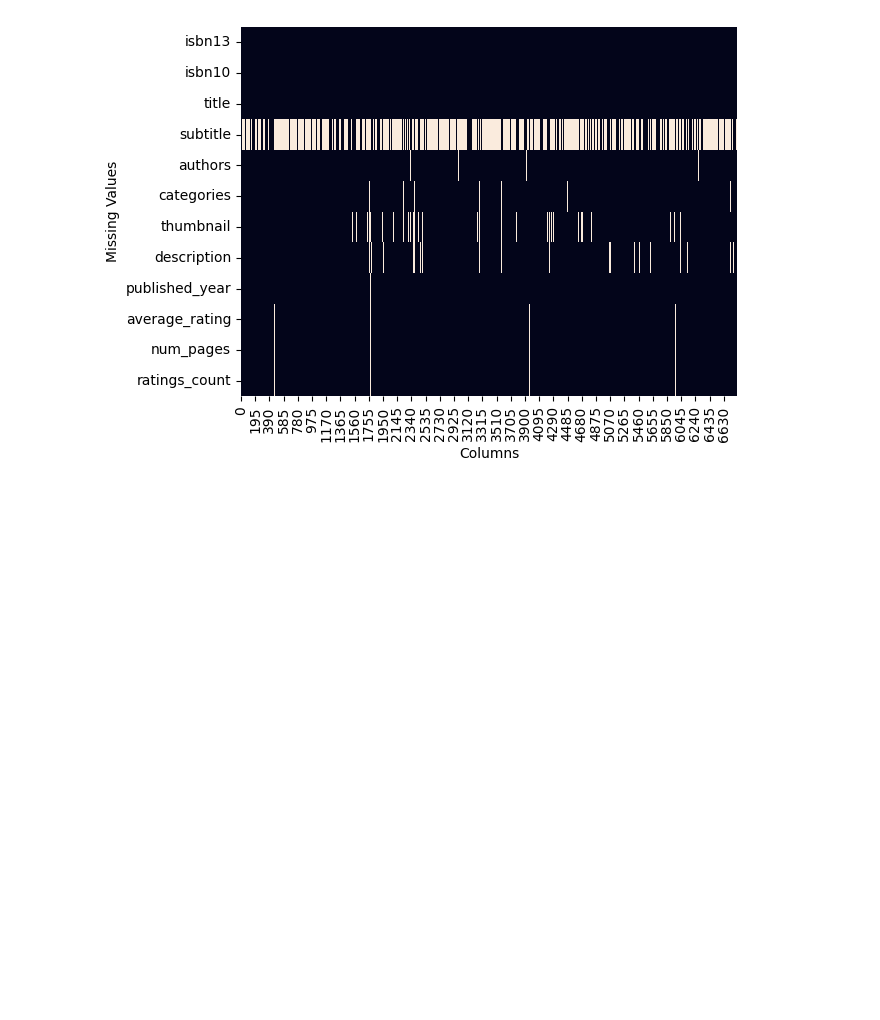
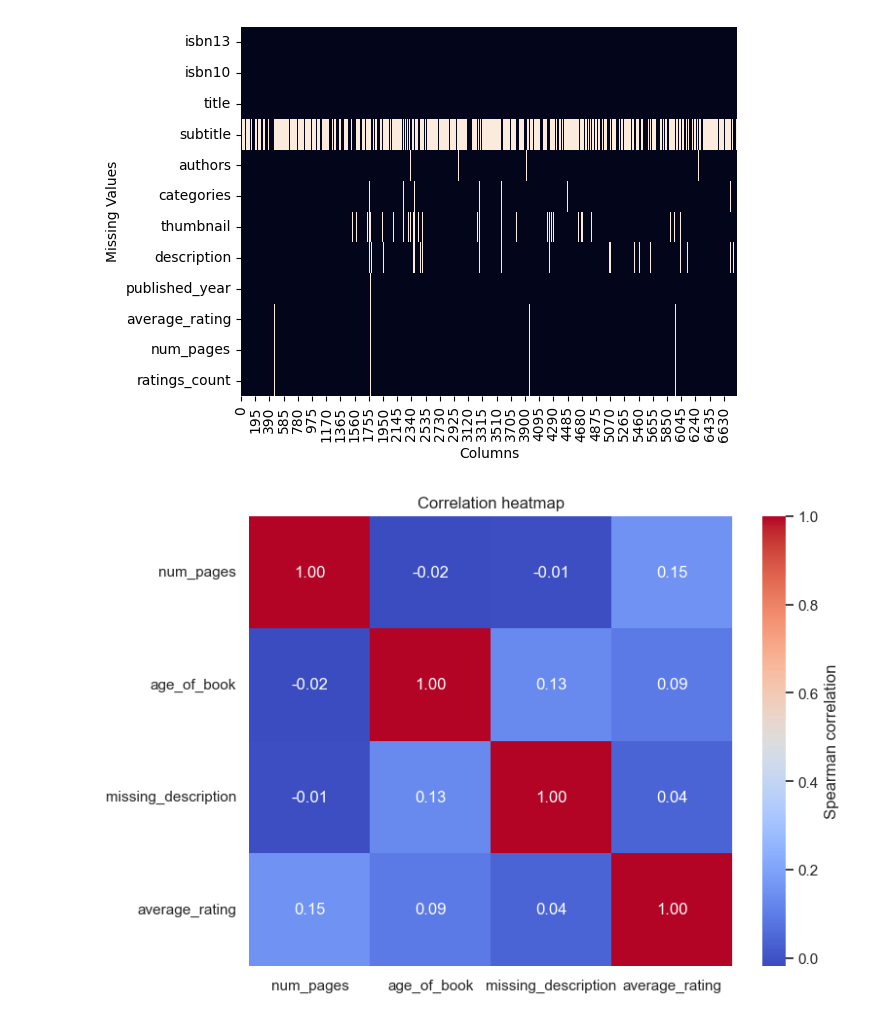
Before and after one commit to MuditPanwar/Book-Recommender, a Jupyter notebook: Data Exploration jupyter.ipynb, the cells around one changed output. Drawn from its saved outputs; the diff is of its cells as text; code cells hidden in the pictures; blank space fills up the shorter version.

```diff
--- a/Data Exploration jupyter.ipynb
+++ b/Data Exploration jupyter.ipynb
@@ -39,3 +39,30 @@ plt.ylabel("Missing Values")
 # %% [output]
 Text(50.58159722222221, 0.5, 'Missing Values')
 [figure]
+# %%
+import numpy as np
+# 1️⃣ Mark which books are missing a description:
+books["missing_description"] = np.where( books["description"].isna(), 1, 0 )
+# 2️⃣ Compute how old each book is (in years):
+books["age_of_book"] = 2024 - books["published_year"]
+# %%
+columns_of_interest = [
+    "num_pages",        # how many pages
+    "age_of_book",      # how old it is
+    "missing_description",
+    "average_rating"    # how readers rated it
+]
+correlation_matrix = books[columns_of_interest].corr(method="spearman")     #measuring correlation
+sns.set_theme(style="white")               # Make the background white
+plt.figure(figsize=(8, 6))                # Create a canvas 8×6 inches
+
+heatmap = sns.heatmap(
+    correlation_matrix,
+    annot=True,        # write the numbers right on the map
+    fmt=".2f",         # format numbers with two decimals
+    cmap="coolwarm",   # color gradient from blue to red
+    cbar_kws={"label": "Spearman correlation"})
+heatmap.set_title("Correlation heatmap")
+plt.show()
+# %% [output]
+[figure, added]
```
Also changed, not shown: parts of 16 cells of this notebook.
